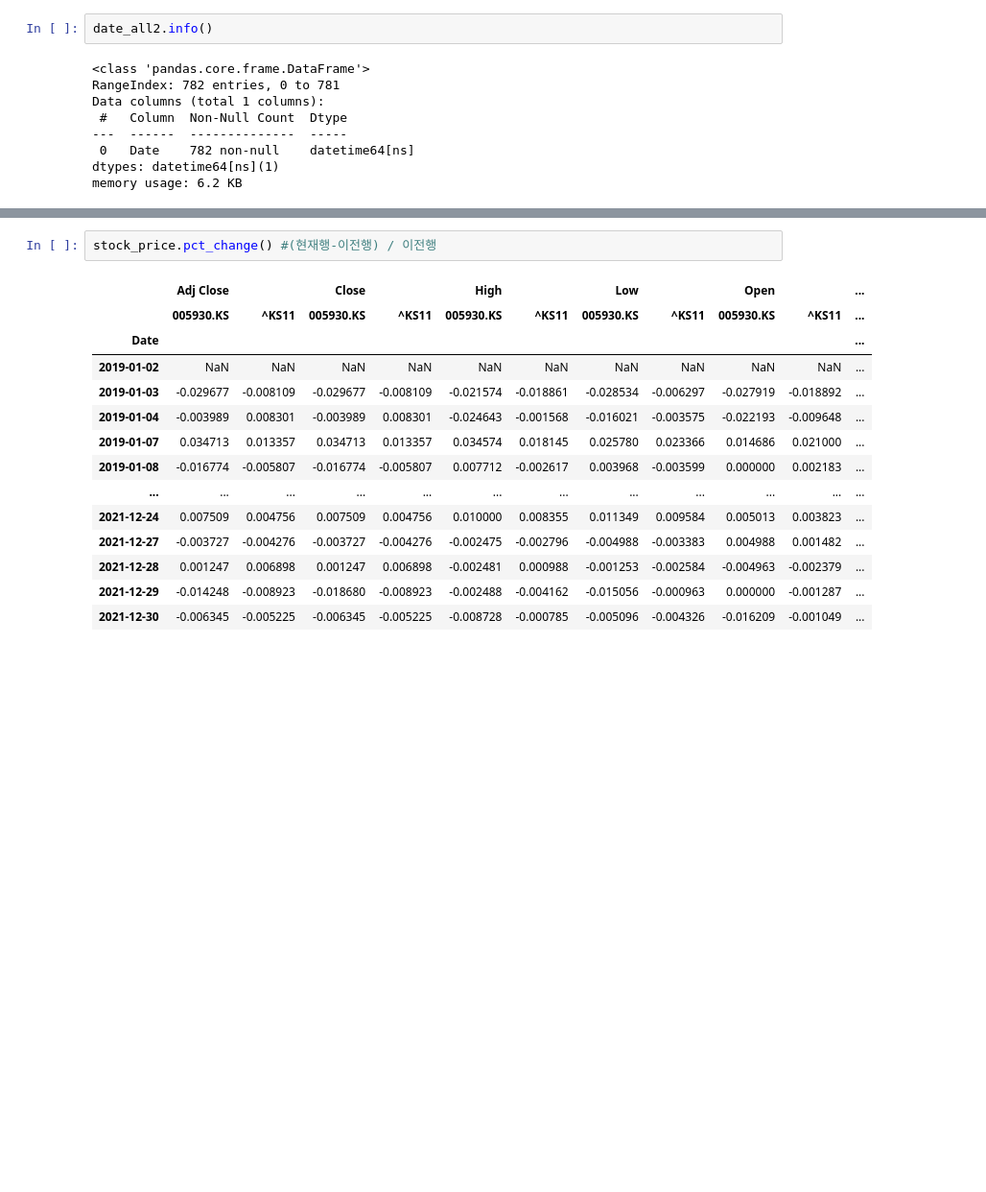
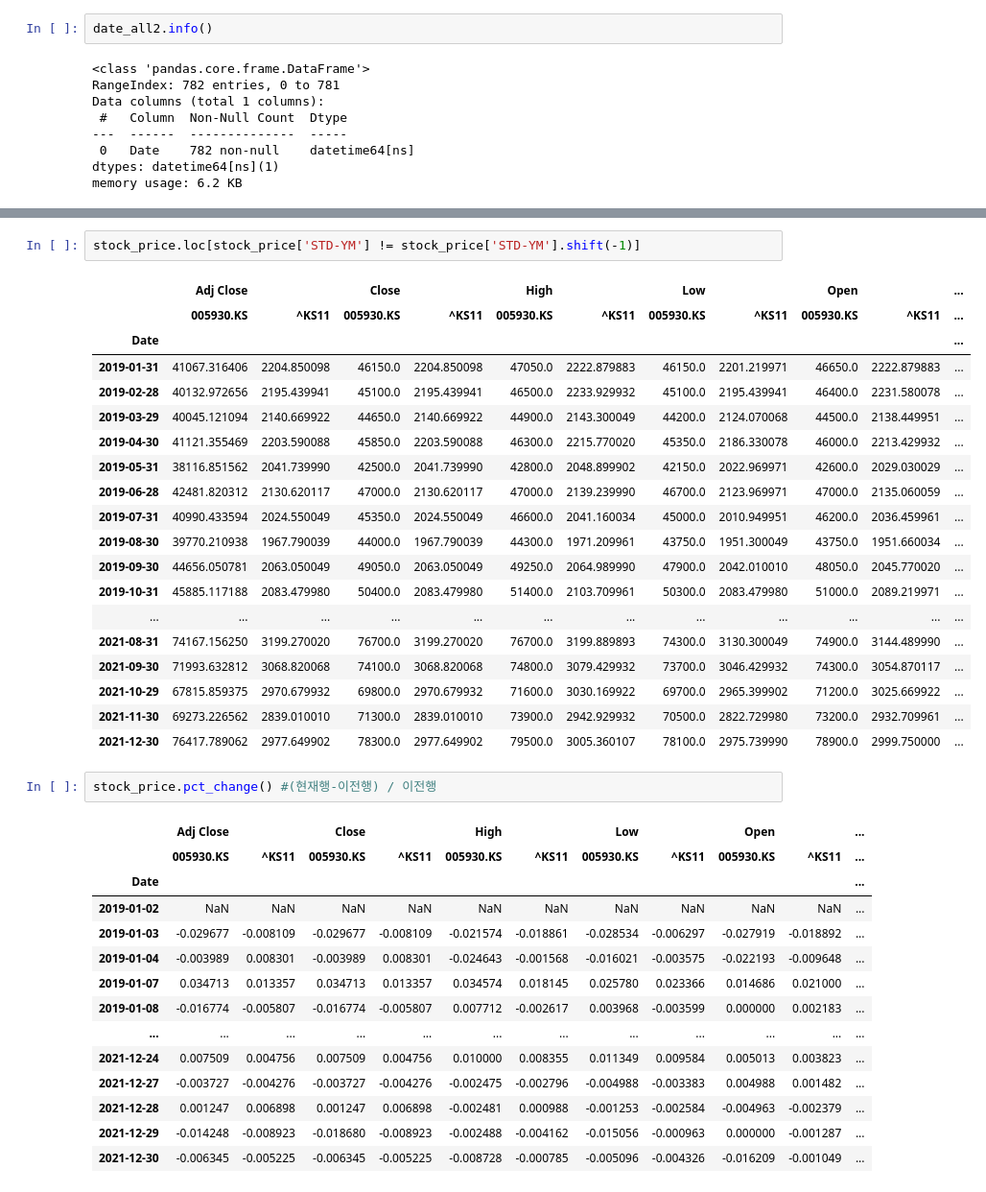
Before and after one commit to sejinhwang97ko/2023prac, a Jupyter notebook: hello/corr_run.ipynb, the cells around one changed output, grey strips where cells are left out. Shown: that part at 96% size. Cells and saved outputs as stored; diff of their text form; blank space fills up the shorter version.

```diff
--- a/hello/corr_run.ipynb
+++ b/hello/corr_run.ipynb
@@ -152,3 +222,25 @@ stock_price
+# %%
+stock_price.loc[stock_price['STD-YM'] != stock_price['STD-YM'].shift(-1)]
+# %% [output]
+|  | Adj Close |  | Close |  | High |  | Low |  | Open |  | ... |
+|  | 005930.KS | ^KS11 | 005930.KS | ^KS11 | 005930.KS | ^KS11 | 005930.KS | ^KS11 | 005930.KS | ^KS11 | ... |
+| Date |  |  |  |  |  |  |  |  |  |  | ... |
+| 2019-01-31 | 41067.316406 | 2204.850098 | 46150.0 | 2204.850098 | 47050.0 | 2222.879883 | 46150.0 | 2201.219971 | 46650.0 | 2222.879883 | ... |
+| 2019-02-28 | 40132.972656 | 2195.439941 | 45100.0 | 2195.439941 | 46500.0 | 2233.929932 | 45100.0 | 2195.439941 | 46400.0 | 2231.580078 | ... |
+| 2019-03-29 | 40045.121094 | 2140.669922 | 44650.0 | 2140.669922 | 44900.0 | 2143.300049 | 44200.0 | 2124.070068 | 44500.0 | 2138.449951 | ... |
+| 2019-04-30 | 41121.355469 | 2203.590088 | 45850.0 | 2203.590088 | 46300.0 | 2215.770020 | 45350.0 | 2186.330078 | 46000.0 | 2213.429932 | ... |
+| 2019-05-31 | 38116.851562 | 2041.739990 | 42500.0 | 2041.739990 | 42800.0 | 2048.899902 | 42150.0 | 2022.969971 | 42600.0 | 2029.030029 | ... |
+| 2019-06-28 | 42481.820312 | 2130.620117 | 47000.0 | 2130.620117 | 47000.0 | 2139.239990 | 46700.0 | 2123.969971 | 47000.0 | 2135.060059 | ... |
+| 2019-07-31 | 40990.433594 | 2024.550049 | 45350.0 | 2024.550049 | 46600.0 | 2041.160034 | 45000.0 | 2010.949951 | 46200.0 | 2036.459961 | ... |
+| 2019-08-30 | 39770.210938 | 1967.790039 | 44000.0 | 1967.790039 | 44300.0 | 1971.209961 | 43750.0 | 1951.300049 | 43750.0 | 1951.660034 | ... |
+| 2019-09-30 | 44656.050781 | 2063.050049 | 49050.0 | 2063.050049 | 49250.0 | 2064.989990 | 47900.0 | 2042.010010 | 48050.0 | 2045.770020 | ... |
+| 2019-10-31 | 45885.117188 | 2083.479980 | 50400.0 | 2083.479980 | 51400.0 | 2103.709961 | 50300.0 | 2083.479980 | 51000.0 | 2089.219971 | ... |
+| ... | ... | ... | ... | ... | ... | ... | ... | ... | ... | ... | ... |
+| 2021-08-31 | 74167.156250 | 3199.270020 | 76700.0 | 3199.270020 | 76700.0 | 3199.889893 | 74300.0 | 3130.300049 | 74900.0 | 3144.489990 | ... |
+| 2021-09-30 | 71993.632812 | 3068.820068 | 74100.0 | 3068.820068 | 74800.0 | 3079.429932 | 73700.0 | 3046.429932 | 74300.0 | 3054.870117 | ... |
+| 2021-10-29 | 67815.859375 | 2970.679932 | 69800.0 | 2970.679932 | 71600.0 | 3030.169922 | 69700.0 | 2965.399902 | 71200.0 | 3025.669922 | ... |
+| 2021-11-30 | 69273.226562 | 2839.010010 | 71300.0 | 2839.010010 | 73900.0 | 2942.929932 | 70500.0 | 2822.729980 | 73200.0 | 2932.709961 | ... |
+| 2021-12-30 | 76417.789062 | 2977.649902 | 78300.0 | 2977.649902 | 79500.0 | 3005.360107 | 78100.0 | 2975.739990 | 78900.0 | 2999.750000 | ... |
 # %%
 stock_price.pct_change() #(현재행-이전행) / 이전행
 # %% [output]
```
Also changed, not shown: parts of 13 cells of this notebook.
